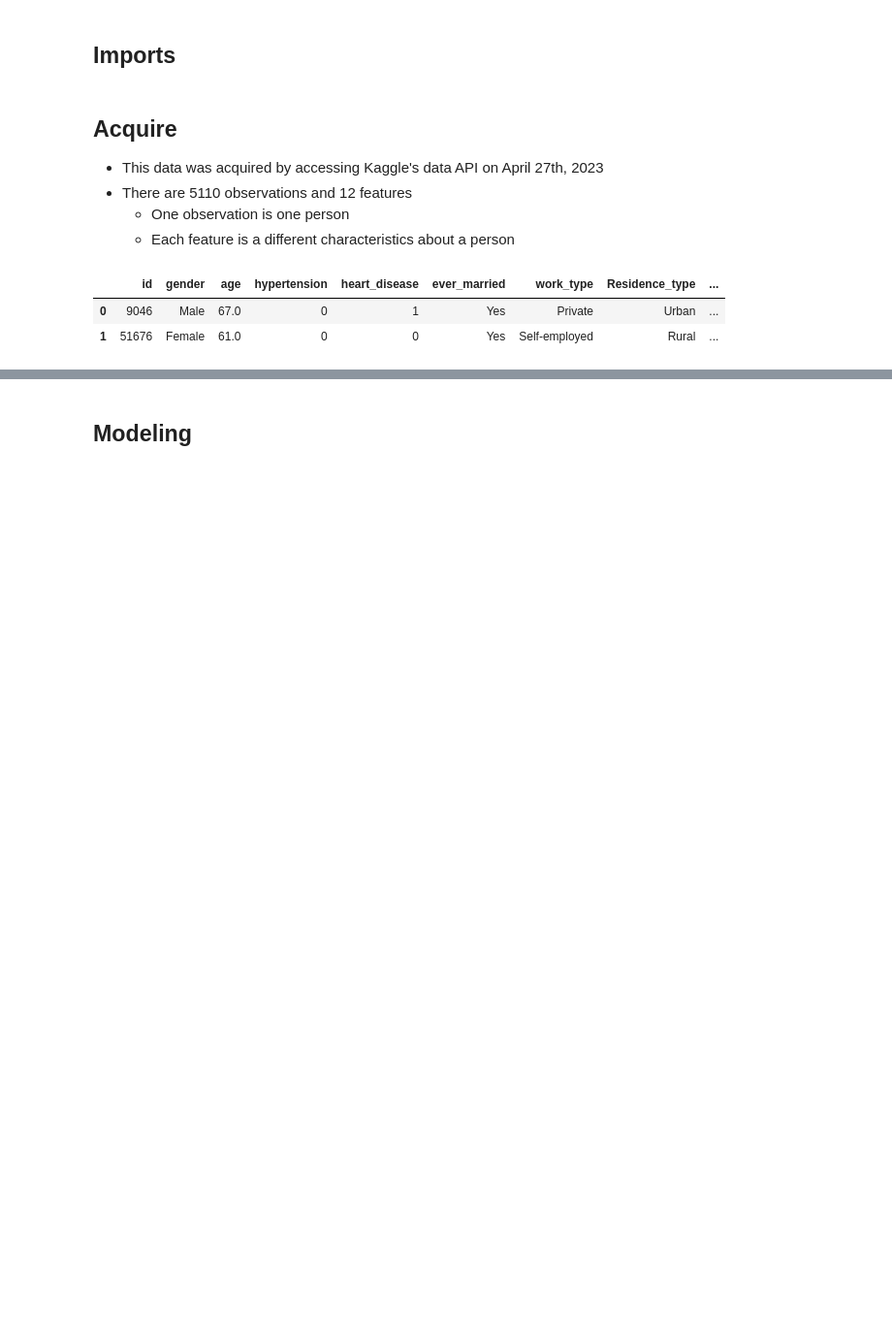
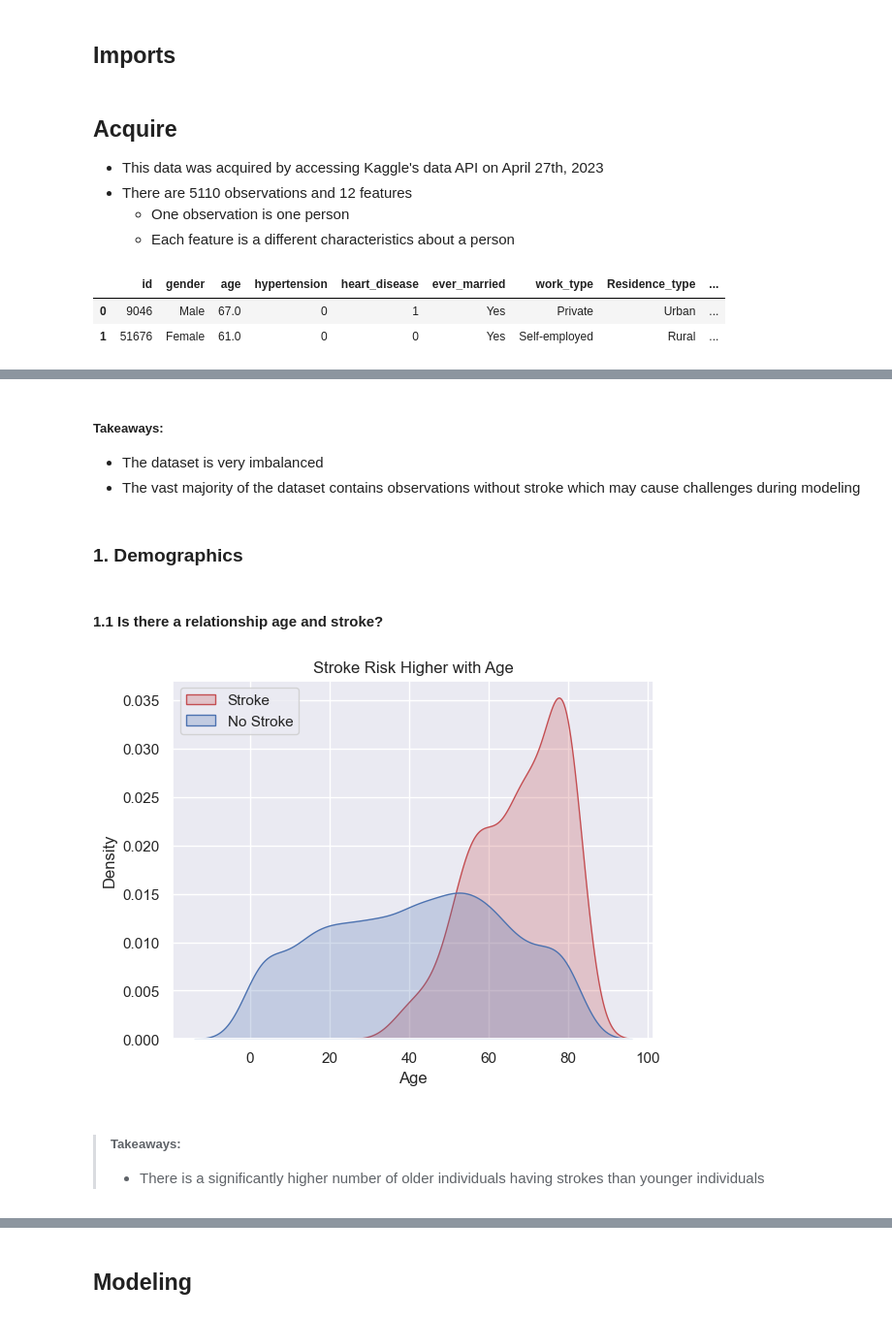
Before and after one commit to aaron-mv-moore/classification-stroke-prediction, a Jupyter notebook: report.ipynb, the cells around one changed output, grey strips where cells are left out. Shown at 97% size. Cells and saved outputs as stored; diff of their text form; code cells hidden in the pictures; blank space fills up the shorter version.

```diff
--- a/report.ipynb
+++ b/report.ipynb
@@ -89,0 +63,16 @@ are a great way to explore your data, but they have no place in your final repor
+# %% [markdown]
+##### Takeaways:
+* The dataset is very imbalanced
+* The vast majority of the dataset contains observations without stroke which may cause challenges during modeling
+# %% [markdown]
+### 1. Demographics
+# %% [markdown]
+ #### 1.1 Is there a relationship age and stroke?
+# %%
+# get unbinned visual, a density plot, and binned visuals
+get_age_visual(train)
+# %% [output]
+[figure, added]
+# %% [markdown]
+>##### Takeaways:
+>* There is a significantly higher number of older individuals having strokes than younger individuals
```
Also changed, not shown: parts of 46 cells of this notebook, 6 other files.
